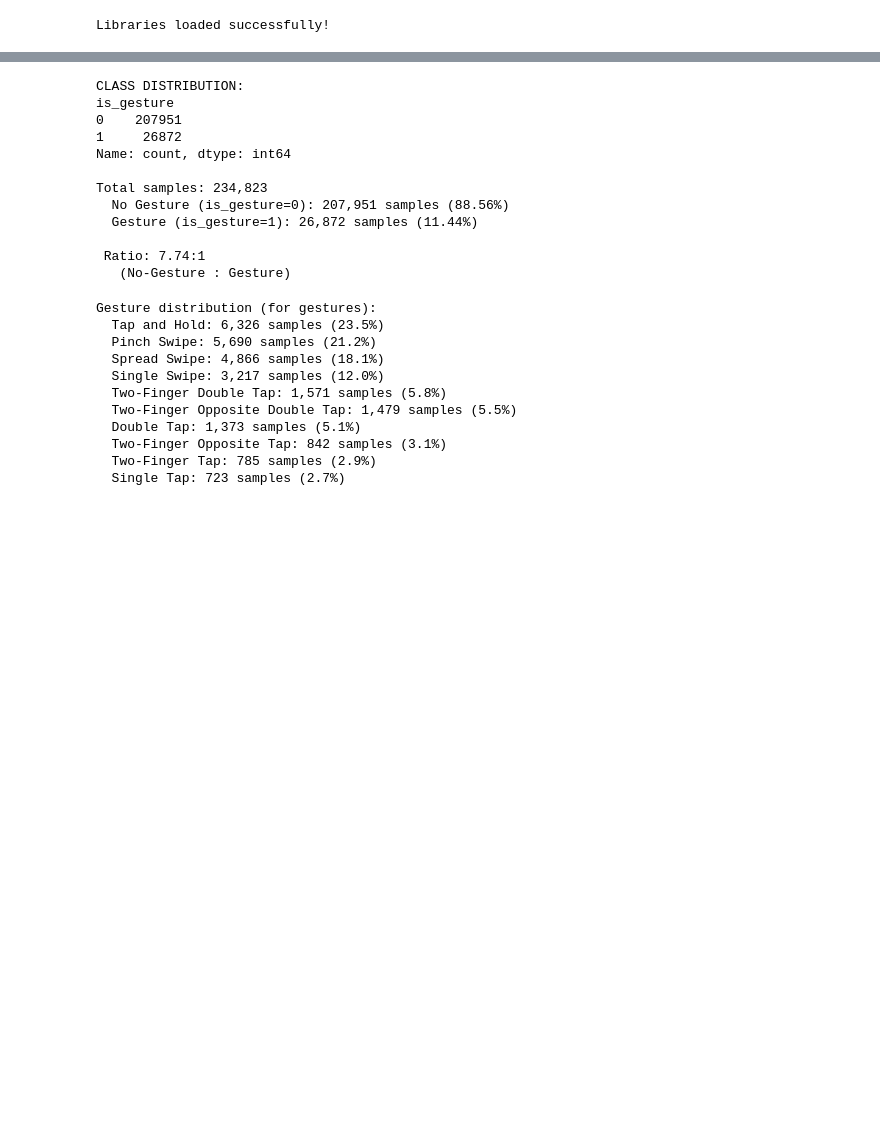
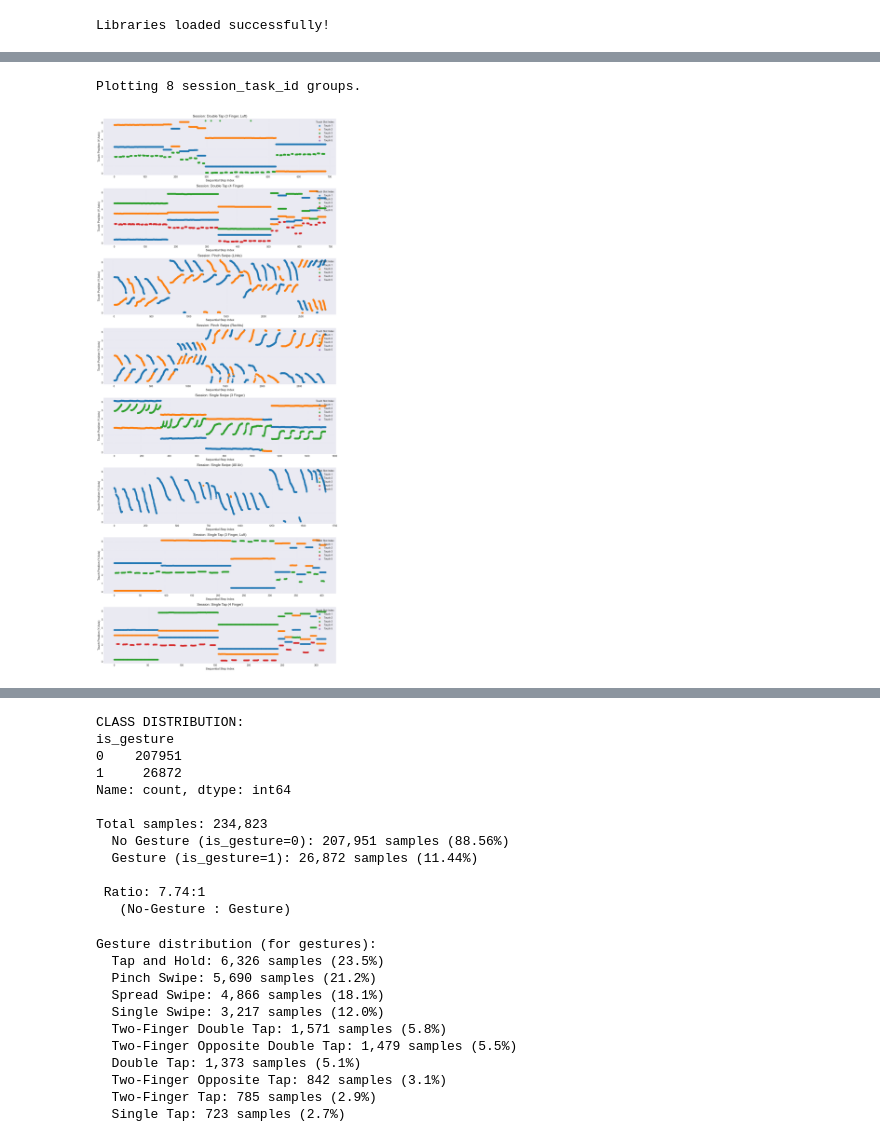
Before and after one commit to gutentag2012/master-knob-data-analysis, a Jupyter notebook: machinel-learning-binary.ipynb, the cells around one changed output, grey strips where cells are left out. Drawn from its saved outputs; the diff is of its cells as text; code cells hidden in the pictures; blank space fills up the shorter version.

Commit message:
new data analysis

```diff
--- a/machinel-learning-binary.ipynb
+++ b/machinel-learning-binary.ipynb
@@ -239,0 +413,76 @@ memory usage: 48.4+ MB
+# %%
+TOUCH_POSITION_COLS = [f'touch_{i}_position' for i in range(1, 6)]
+COLORS = ['#1f77b4', '#ff7f0e', '#2ca02c', '#d62728', '#9467bd']
+MAX_GROUPS_TO_PLOT = 8
+
+def plot_stabilized_touches(df_to_plot: pd.DataFrame):
+    """
+    Generates a scatter plot for the first 25 touch positions for each
+    session_task_id, using index for X, position for Y, and color for touch index.
+    """
+
+    grouped_df = df_to_plot[df_to_plot["is_gesture"] == 1].groupby('gesture')
+
+    # Select only the first N groups
+    plotting_groups = list(grouped_df)[:MAX_GROUPS_TO_PLOT]
+    num_groups = len(plotting_groups)
+
+    if num_groups == 0:
+        print("Error: The DataFrame is empty or the 'session_task_id' column is missing.")
+        return
+
+    # Set up the subplot layout
+    fig, axes = plt.subplots(
+        nrows=num_groups,
+        ncols=1,
+        figsize=(14, 4 * num_groups),
+        sharex=False,
+        sharey=True
+    )
+
+    if num_groups == 1:
+        axes = np.array([axes])
+
+    print(f"Plotting {num_groups} session_task_id groups.")
+
+    # Iterate and plot
+    for i, (group_id, group_data) in enumerate(plotting_groups):
+        ax = axes[i]
+
+        # Select the first 25 rows and reset index (0 to 24)
+        subset_data = group_data.reset_index(drop=True)
+
+        # Plot each touch column
+        for touch_index, col in enumerate(TOUCH_POSITION_COLS):
+            touch_label = f'Touch {touch_index + 1}'
+            color = COLORS[touch_index]
+
+            # Filter out NaNs to only plot active touches
+            non_nan_data = subset_data.dropna(subset=[col])
+
+            ax.scatter(
+                non_nan_data.index, # X: Sequential Step Index (0, 1, 2, ...)
+                non_nan_data[col],  # Y: Touch Position
+                color=color,
+                label=touch_label,
+                s=40,
+                alpha=0.8
+            )
+
+        # Configure the subplot
+        ax.set_title(f'Session: {group_id}', fontsize=14)
+        ax.set_xlabel(f'Sequential Step Index', fontsize=12)
+        ax.set_ylabel('Touch Position (Y-Axis)', fontsize=12)
+        ax.legend(title='Touch Slot Index', loc='upper right')
+        ax.grid(True, linestyle=':', alpha=0.6)
+        ax.set_ylim(-0.2, 2 * np.pi + 0.2)
+
+    plt.tight_layout()
+    plt.show()
+
+# --- 3. EXECUTION ---
+# This is the line that uses the variable name you asked for: final_df
+plot_stabilized_touches(final_df)
+# %% [output]
+Plotting 8 session_task_id groups.
+[figure, added]
```
Also changed, not shown: parts of 29 cells of this notebook, 12 other files.
